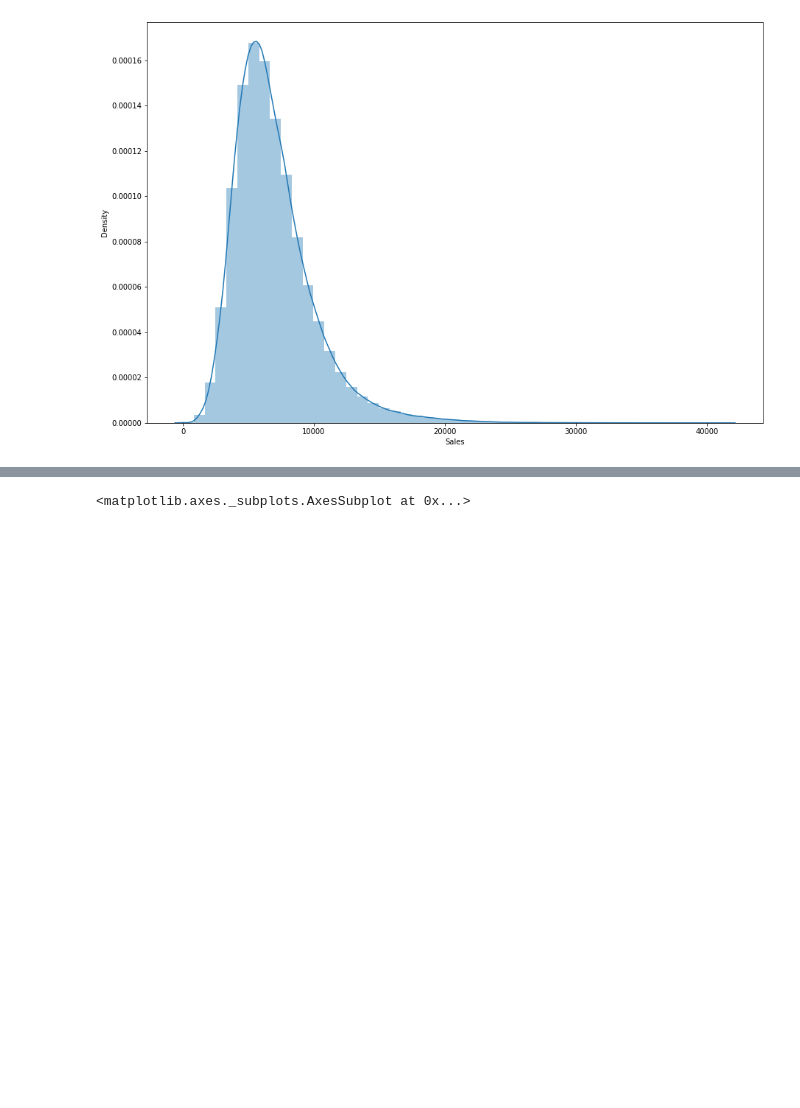
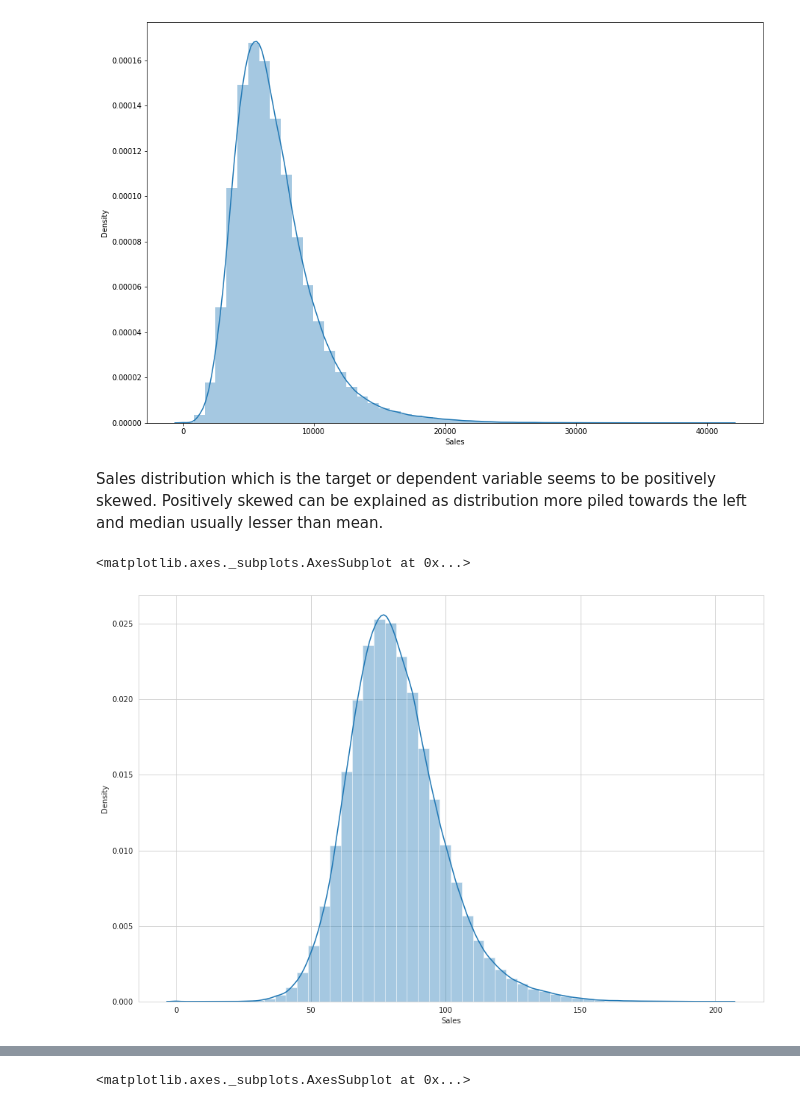
Before and after one commit to DrKamaleshR/Supervised-ML-regression, a Jupyter notebook: Rossmann_Sales_Prediction_Capstone_Project.ipynb, the cells around one changed output, grey strips where cells are left out. Drawn from its saved outputs; the diff is of its cells as text; code cells hidden in the pictures; blank space fills up the shorter version.

```diff
--- a/Rossmann_Sales_Prediction_Capstone_Project.ipynb
+++ b/Rossmann_Sales_Prediction_Capstone_Project.ipynb
@@ -406,3 +408,13 @@ sns.distplot(ROSS2['Sales'])
 # %% [output]
 <matplotlib.axes._subplots.AxesSubplot at 0x...>
 [figure]
+# %% [markdown]
+Sales distribution which is the target or dependent variable  seems to be positively skewed. Positively skewed can be explained as distribution more piled towards the left and median usually lesser than mean.
+# %%
+#Applying transformation to reduce skewness
+ROSS2['Sales']=np.sqrt(ROSS2['Sales'])
+plt.figure(figsize=(15,10))
+sns.distplot(ROSS2['Sales'])
+# %% [output]
+<matplotlib.axes._subplots.AxesSubplot at 0x...>
+[figure, added]
```
Also changed, not shown: parts of 20 cells of this notebook.
